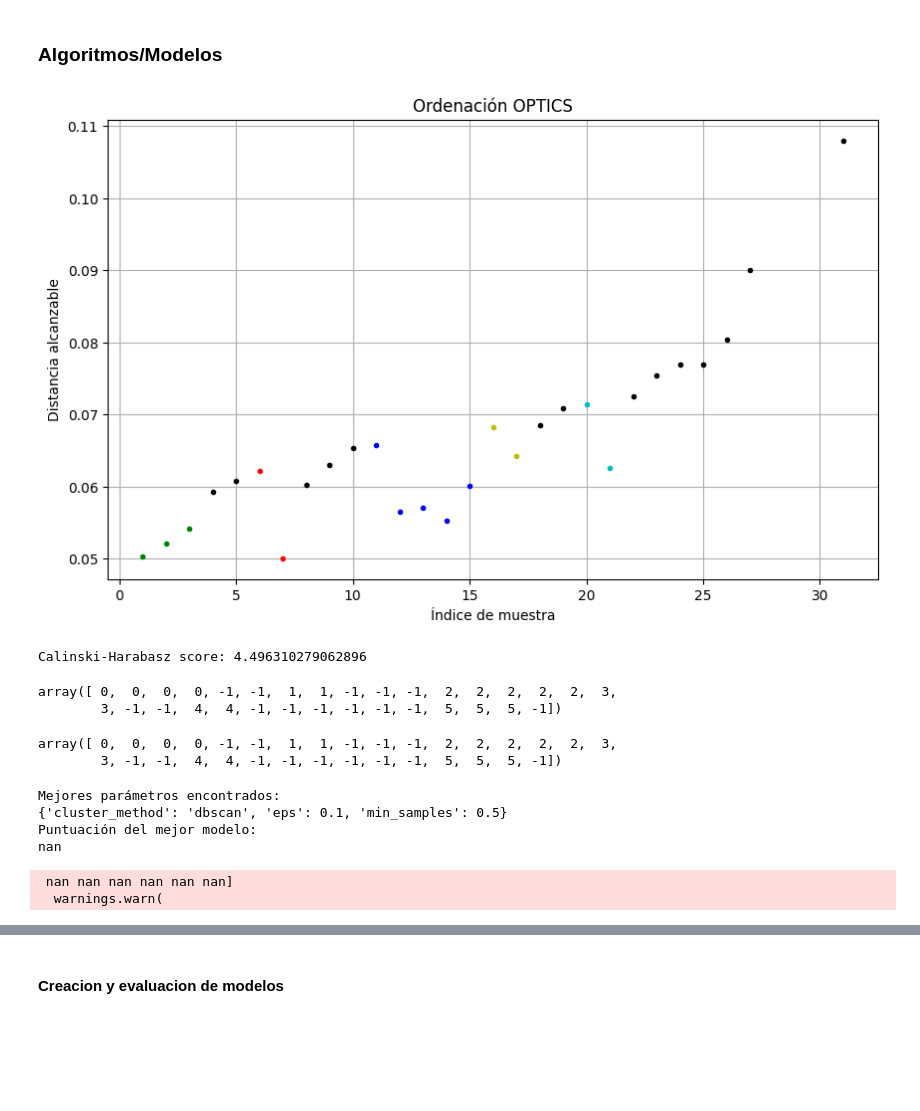
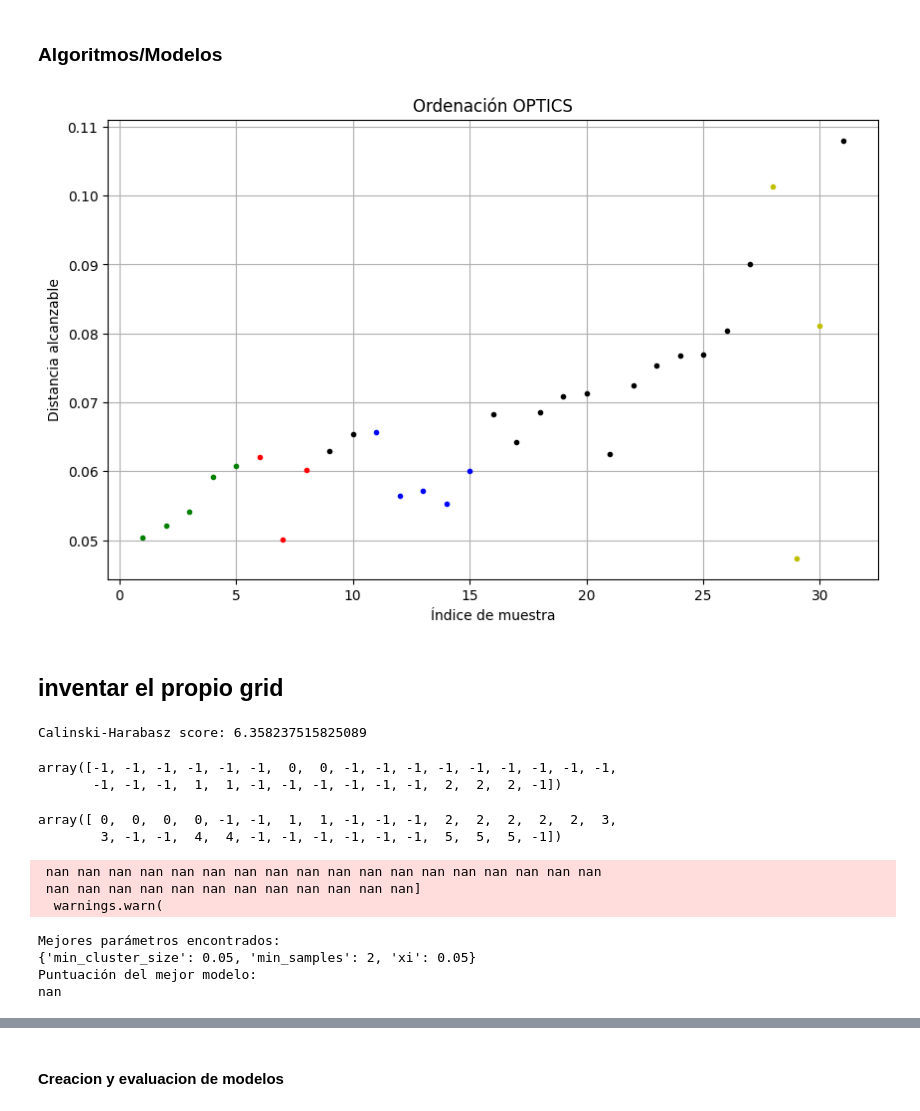
Before and after one commit to aledelorbe/pt2Codigos, a Jupyter notebook: SegundasActividades/Algoritmos_OPTICS.ipynb, the cells around one changed output, grey strips where cells are left out. Saved outputs shown, nothing was run; the diff lists cells and outputs as text; code cells hidden in the pictures; blank space fills up the shorter version.

```diff
--- a/SegundasActividades/Algoritmos_OPTICS.ipynb
+++ b/SegundasActividades/Algoritmos_OPTICS.ipynb
@@ -226,50 +226,54 @@ from sklearn import metrics
 # clustering = OPTICS(min_samples=2, eps=1.5) # Maso
 # clustering = OPTICS(min_samples=3, eps=1.5) # maso x2
 # clustering = OPTICS(min_samples=5, eps=1.5) # ya no
-clustering = OPTICS(min_samples=2, xi=0.05, min_cluster_size=0.05) # maso
+# clustering = OPTICS(min_samples=2, xi=0.05, min_cluster_size=0.05) # maso
+# clustering = OPTICS(min_samples=2, xi=0.02, min_cluster_size=0.05) # un poco mejor que el otro
+clustering = OPTICS(min_samples=2, xi=0.02, min_cluster_size=0.1)
 # clustering = OPTICS(min_samples=3, xi=0.05, min_cluster_size=0.05) # ya no
 # clustering = OPTICS(min_samples=4, xi=0.5) # no
 
 # Ajustamos el modelo a los datos
 clustering.fit(dfEstadosEducacionesCanceres)
 
 
 # Obtenemos las distancias alcanzables y los núcleos
 space = np.arange(len(dfEstadosEducacionesCanceres))
 reachability_distances = clustering.reachability_[clustering.ordering_]
 #core_distances = clustering.core_distances_[clustering.ordering_]
 
 # Obtenemos las etiquetas de cluster asignadas a cada muestra
 labels = clustering.labels_[clustering.ordering_]
 
 # Graficamos la ordenación OPTICS
 plt.figure(figsize=(10, 6))
 #plt.plot(range(len(reachability_distances)), reachability_distances, marker='.')
 
 colors = ["g.", "r.", "b.", "y.", "c."]
 for clase, color in zip(range(0, 5), colors):
     Xk = space[labels == clase]
     Rk = reachability_distances[labels == clase]
     plt.plot(Xk, Rk, color)
 plt.plot(space[labels == -1], reachability_distances[labels == -1], "k.") # Aquellos que no pertenecen a un grupo
 plt.title('Ordenación OPTICS')
 plt.xlabel('Índice de muestra')
 plt.ylabel('Distancia alcanzable')
 plt.grid(True)
 plt.show()
 # %% [output]
-[figure, old version]
+[figure, new version]
+# %% [markdown]
+## inventar el propio grid
 # %%
 # Calcula el índice de Calinski-Harabasz
 calinski_harabasz_score = metrics.calinski_harabasz_score(dfEstadosEducacionesCanceres, clustering.labels_)
 print("Calinski-Harabasz score:", calinski_harabasz_score)
 # %% [output]
-Calinski-Harabasz score: 4.496310279062896
+Calinski-Harabasz score: 6.358237515825089
 # %%
 clustering.labels_[clustering.ordering_]
 # %% [output]
-array([ 0,  0,  0,  0, -1, -1,  1,  1, -1, -1, -1,  2,  2,  2,  2,  2,  3,
-        3, -1, -1,  4,  4, -1, -1, -1, -1, -1, -1,  5,  5,  5, -1])
+array([-1, -1, -1, -1, -1, -1,  0,  0, -1, -1, -1, -1, -1, -1, -1, -1, -1,
+       -1, -1, -1,  1,  1, -1, -1, -1, -1, -1, -1,  2,  2,  2, -1])
 # %%
 labels
 # %% [output]
@@ -277,13 +281,19 @@ array([ 0,  0,  0,  0, -1, -1,  1,  1, -1, -1, -1,  2,  2,  2,  2,  2,  3,
         3, -1, -1,  4,  4, -1, -1, -1, -1, -1, -1,  5,  5,  5, -1])
 # %%
 # Define los parámetros para la búsqueda de cuadrícula
-parameters = [{'cluster_method': ['dbscan'],
-               'eps': [0.1, 0.5, 1.0, 1.5],
-               'min_samples': [0.5, 2, 5, 7, 9]},
-              {'eps': [0.1, 0.5, 1.0, 1.5]},
+#parameters = [{'cluster_method': ['dbscan'],
+ #              'eps': [0.1, 0.5, 1.0, 1.5],
+  #             'min_samples': [0.5, 2, 5, 7, 9]},
+   #           {'eps': [0.1, 0.5, 1.0, 1.5]},
+#]
+
+parameters = [{'min_samples': [2, 3, 4],
+               'xi': [0.05, 0.06, 0.07, 0.04],
+               'min_cluster_size': [0.05, 0.06, 0.07, 0.04]}
 ]
 
 # Realiza la búsqueda de cuadrícula
+grid_search = GridSearchCV(clustering, parameters, cv=5, scoring='adjusted_mutual_info_score', n_jobs=-1)
 # grid_search = GridSearchCV(clustering, parameters, cv=5, scoring=metrics.calinski_harabasz_score, n_jobs=-1)
 # grid_search = GridSearchCV(clustering, parameters, cv=5, scoring='v_measure_score', n_jobs=-1)
 # grid_search = GridSearchCV(clustering, parameters, cv=5, scoring='rand_score', n_jobs=-1)
@@ -291,7 +301,8 @@ parameters = [{'cluster_method': ['dbscan'],
 # grid_search = GridSearchCV(clustering, parameters, cv=5, scoring='mutual_info_score', n_jobs=-1)
 # grid_search = GridSearchCV(clustering, parameters, cv=5, scoring='homogeneity_score', n_jobs=-1)
 # grid_search = GridSearchCV(clustering, parameters, cv=5, scoring='fowlkes_mallows_score', n_jobs=-1)
-grid_search = GridSearchCV(clustering, parameters, cv=5, scoring='completeness_score', n_jobs=-1)
+# grid_search = GridSearchCV(clustering, parameters, cv=5, scoring='completeness_score', n_jobs=-1)
+# grid_search = GridSearchCV(clustering, parameters)
 resultado = grid_search.fit(dfEstadosEducacionesCanceres)
 
 # Muestra los mejores parámetros encontrados
@@ -302,9 +313,10 @@ print(resultado.best_params_)
 print("Puntuación del mejor modelo:")
 print(resultado.best_score_)
 # %% [output]
-Mejores parámetros encontrados:
-{'cluster_method': 'dbscan', 'eps': 0.1, 'min_samples': 0.5}
-Puntuación del mejor modelo:
-nan
+ nan nan nan nan nan nan nan nan nan nan nan nan nan nan nan nan nan nan
+ nan nan nan nan nan nan nan nan nan nan nan nan]
+  warnings.warn(
- nan nan nan nan nan nan]
-  warnings.warn(
+Mejores parámetros encontrados:
+{'min_cluster_size': 0.05, 'min_samples': 2, 'xi': 0.05}
+Puntuación del mejor modelo:
+nan
```
Also changed, not shown: parts of 1 cell of this notebook.
